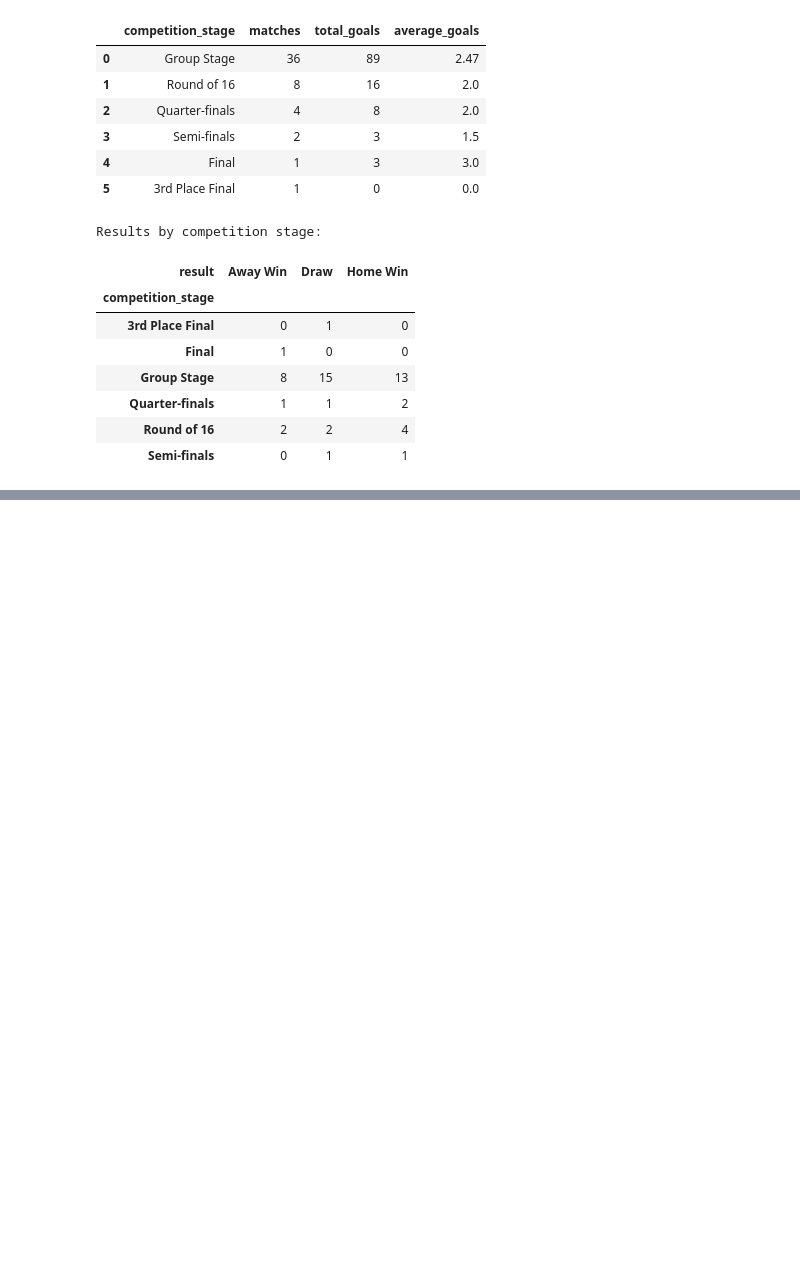
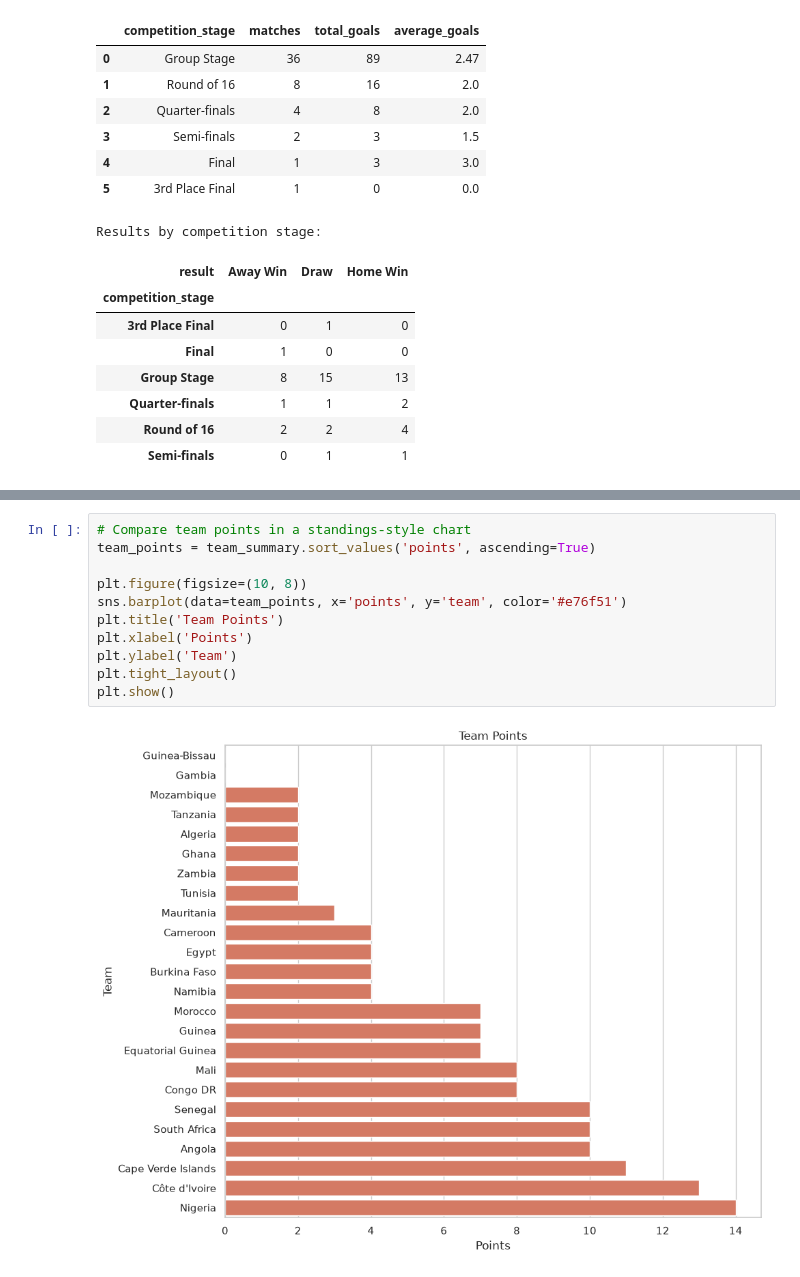
Before and after one commit to Kiletta/Football_Data_Analysis_HQ, a Jupyter notebook: AnalysisHq..ipynb, the cells around one changed output, grey strips where cells are left out. Cells and saved outputs as stored; diff of their text form; blank space fills up the shorter version.

```diff
--- a/AnalysisHq..ipynb
+++ b/AnalysisHq..ipynb
@@ -413,0 +435,13 @@ Results by competition stage:
+# %%
+# Compare team points in a standings-style chart
+team_points = team_summary.sort_values('points', ascending=True)
+
+plt.figure(figsize=(10, 8))
+sns.barplot(data=team_points, x='points', y='team', color='#e76f51')
+plt.title('Team Points')
+plt.xlabel('Points')
+plt.ylabel('Team')
+plt.tight_layout()
+plt.show()
+# %% [output]
+[figure, added]
```
Also changed, not shown: parts of 6 cells of this notebook.
